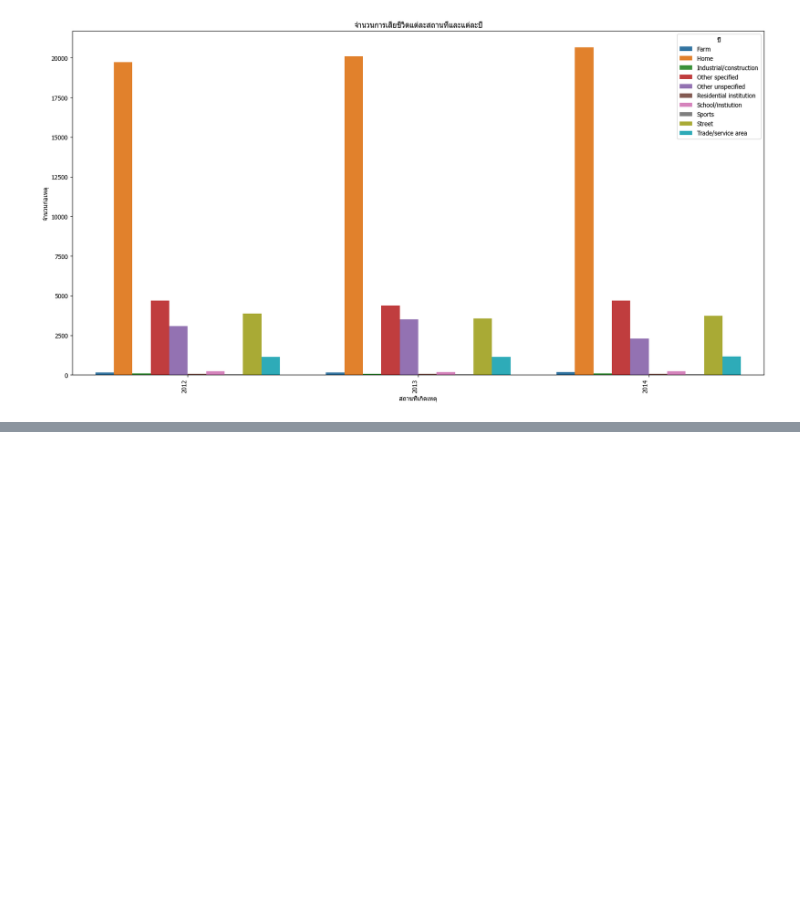
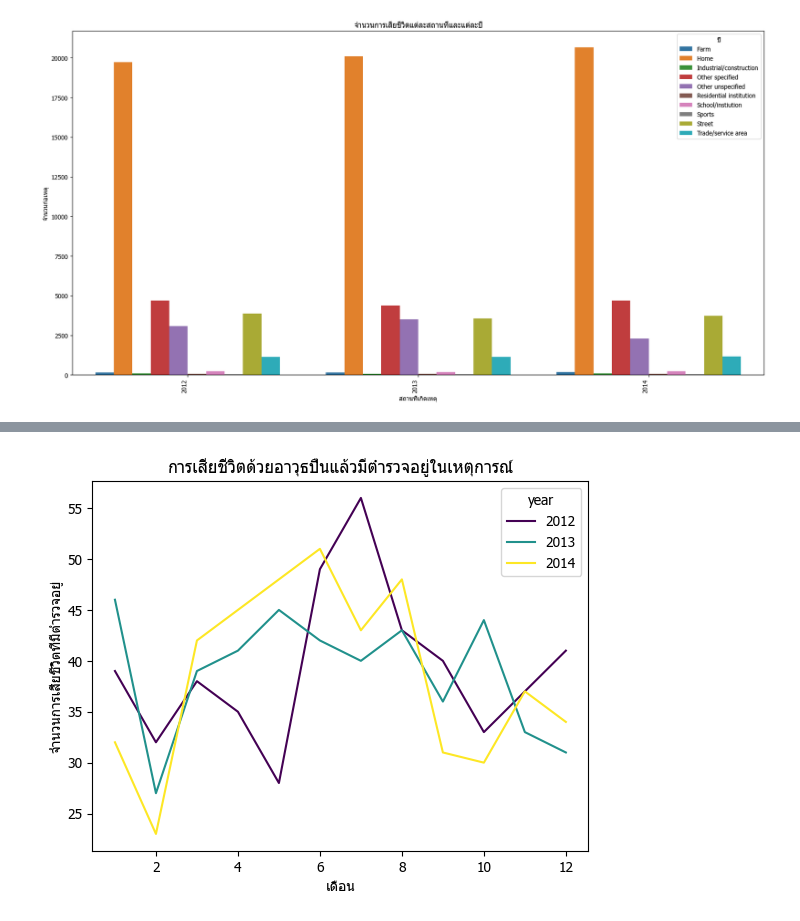
Before and after one commit to ThaphatTT/FinalDataAnalytics, a Jupyter notebook: GunAndDeathsInAmerica.ipynb, the cells around one changed output, grey strips where cells are left out. Saved outputs shown, nothing was run; the diff lists cells and outputs as text; code cells hidden in the pictures; blank space fills up the shorter version.

```diff
--- a/GunAndDeathsInAmerica.ipynb
+++ b/GunAndDeathsInAmerica.ipynb
@@ -251,0 +239,34 @@ plt.show()
+# %%
+filter={
+    'year': {
+        '$gte': 2012,
+        '$lte': 2014
+    },
+    'police': {
+        '$gte' : 1,
+    }
+}
+project={
+    '_id': 0,
+    'year': 1,
+    'month': 1,
+    'police':1
+}
+sort=list({
+    'year': 1
+}.items())
+result5 = mycol.find(
+  filter=filter,
+  projection=project,
+  sort=sort
+)
+data5 = pd.DataFrame(list(result5))
+death_count3 = data5.groupby(['year', 'month'])['police'].count().reset_index()
+# %%
+sns.lineplot(x='month', y='police', hue='year' , data=death_count3, palette='viridis')
+plt.title('การเสียชีวิตด้วยอาวุธปืนแล้วมีตำรวจอยู่ในเหตุการณ์')
+plt.xlabel('เดือน')
+plt.ylabel('จำนวนการเสียชีวิตที่มีตำรวจอยู่')
+plt.show()
+# %% [output]
+[figure, added]
```
Also changed, not shown: parts of 9 cells of this notebook.
